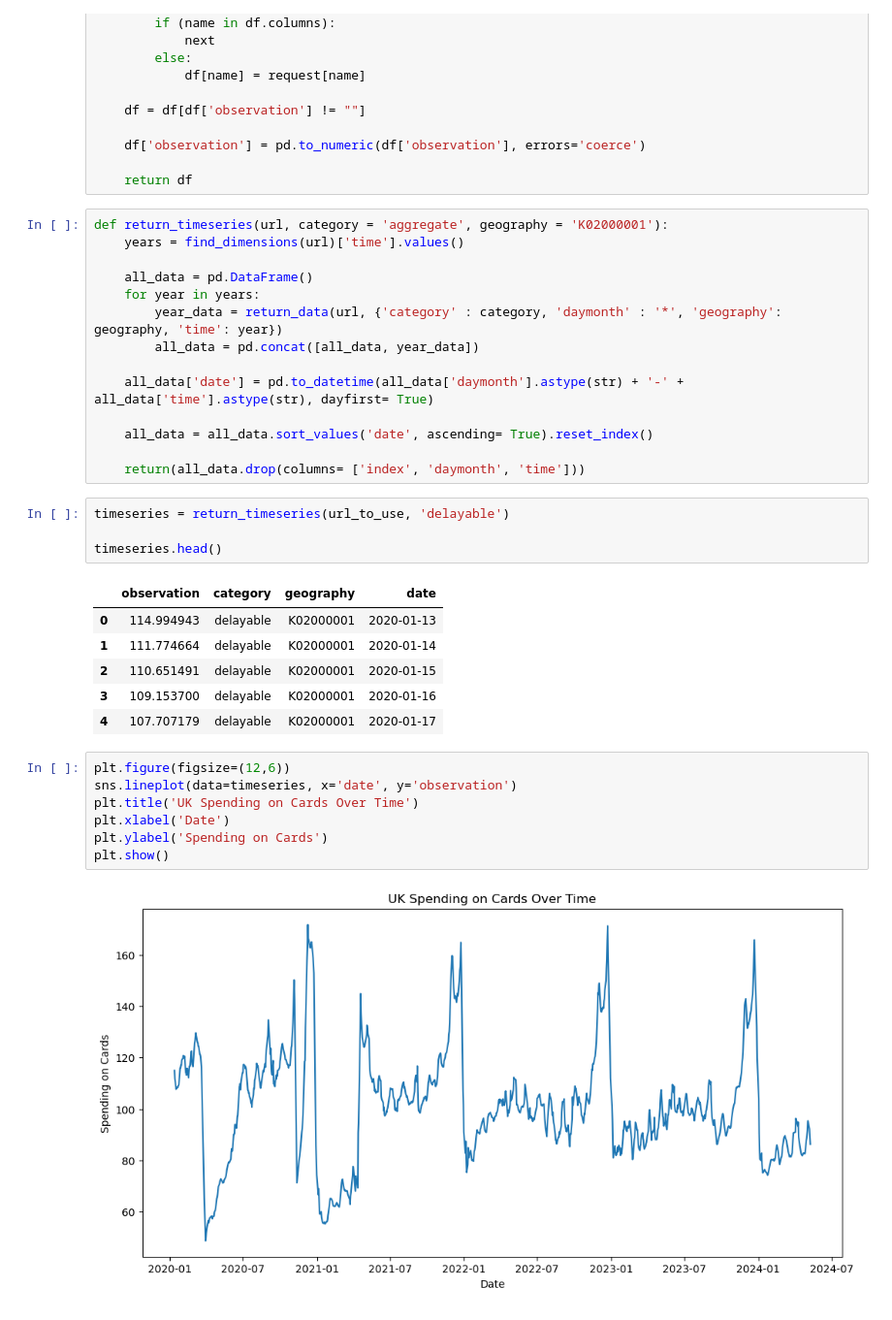
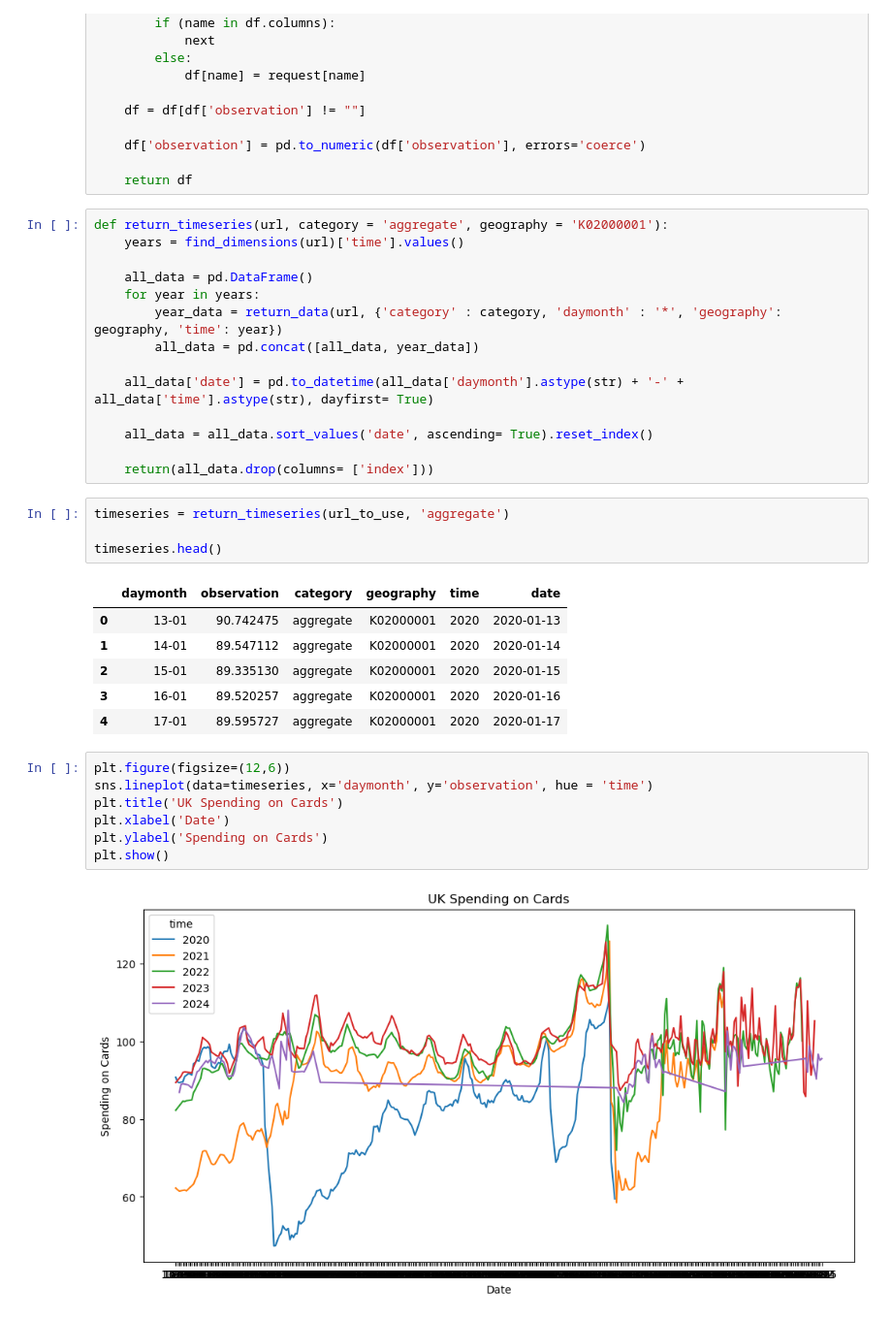
Before and after one commit to hbarnes163/software_engineering_sum1, a Jupyter notebook: ons_data_viewer.ipynb, the cells around one changed output. Shown at 97% size. Cells and saved outputs as stored; diff of their text form.

Commit message:
Create a chart comparing across years

```diff
--- a/ons_data_viewer.ipynb
+++ b/ons_data_viewer.ipynb
@@ -135,24 +135,24 @@ def return_timeseries(url, category = 'aggregate', geography = 'K02000001'):
 
     all_data = all_data.sort_values('date', ascending= True).reset_index()
 
-    return(all_data.drop(columns= ['index', 'daymonth', 'time']))
+    return(all_data.drop(columns= ['index']))
 # %%
-timeseries = return_timeseries(url_to_use, 'delayable')
+timeseries = return_timeseries(url_to_use, 'aggregate')
 
 timeseries.head()
 # %% [output]
-|  | observation | category | geography | date |
-| 0 | 114.994943 | delayable | K02000001 | 2020-01-13 |
-| 1 | 111.774664 | delayable | K02000001 | 2020-01-14 |
-| 2 | 110.651491 | delayable | K02000001 | 2020-01-15 |
-| 3 | 109.153700 | delayable | K02000001 | 2020-01-16 |
-| 4 | 107.707179 | delayable | K02000001 | 2020-01-17 |
+|  | daymonth | observation | category | geography | time | date |
+| 0 | 13-01 | 90.742475 | aggregate | K02000001 | 2020 | 2020-01-13 |
+| 1 | 14-01 | 89.547112 | aggregate | K02000001 | 2020 | 2020-01-14 |
+| 2 | 15-01 | 89.335130 | aggregate | K02000001 | 2020 | 2020-01-15 |
+| 3 | 16-01 | 89.520257 | aggregate | K02000001 | 2020 | 2020-01-16 |
+| 4 | 17-01 | 89.595727 | aggregate | K02000001 | 2020 | 2020-01-17 |
 # %%
 plt.figure(figsize=(12,6))
-sns.lineplot(data=timeseries, x='date', y='observation')
-plt.title('UK Spending on Cards Over Time')
+sns.lineplot(data=timeseries, x='daymonth', y='observation', hue = 'time')
+plt.title('UK Spending on Cards')
 plt.xlabel('Date')
 plt.ylabel('Spending on Cards')
 plt.show()
 # %% [output]
-[figure, old version]
+[figure, new version]
```
